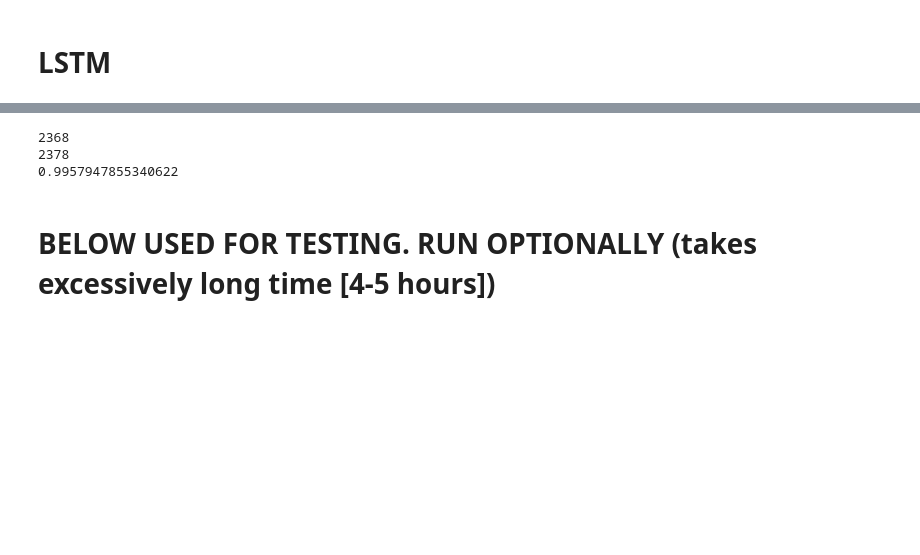
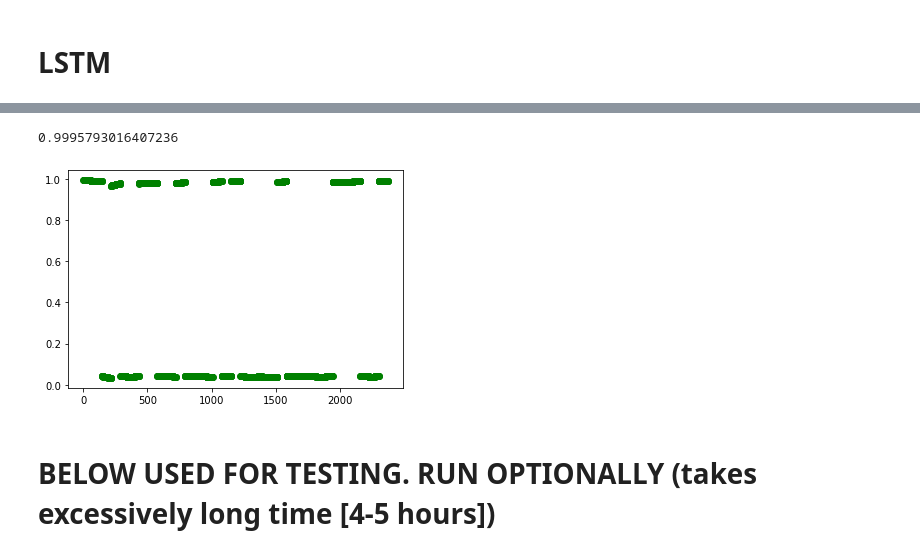
Before and after one commit to syeo-1/GME_price_prediction_methods, a Jupyter notebook: lstm_gme.ipynb, the cells around one changed output, grey strips where cells are left out. Cells and saved outputs as stored; diff of their text form; code cells hidden in the pictures; blank space fills up the shorter version.

```diff
--- a/lstm_gme.ipynb
+++ b/lstm_gme.ipynb
@@ -322,20 +299,42 @@ for label in binary_results:
 # %%
 actual_testing_labels = list(testing_data['up'])
 # actual_testing_labels
-# %%
-correct_count = 0
-for predicted_label, actual_label in zip(predicted_testing_labels, actual_testing_labels):
-    if predicted_label == actual_label:
-        correct_count += 1
-print(correct_count)
-print(len(actual_testing_labels))
-
-# print out correct ratio
-print(correct_count/len(actual_testing_labels))
-# %% [output]
-2368
-2378
-0.9957947855340622
+# %%
+correct_count = 0
+ind = 0
+correct_x = []
+correct_y = []
+wrong_x = []
+wrong_y = []
+for predicted_label, actual_label in zip(binary_results, actual_testing_labels):
+    if predicted_label >= 0.5 and actual_label == 1:
+        correct_count += 1
+        correct_x.append(ind)
+        correct_y.append(predicted_label)
+    elif predicted_label < 0.5 and actual_label == 0:
+        correct_count += 1
+        correct_x.append(ind)
+        correct_y.append(predicted_label)
+    elif predicted_label >= 0.5 and actual_label == 0:
+        wrong_x.append(ind)
+        wrong_y.append(predicted_label)
+    elif predicted_label < 0.5 and actual_label == 1:
+        wrong_x.append(ind)
+        wrong_y.append(predicted_label)
+    ind+=1
+
+# print out ratio of correct predictions
+print(correct_count/len(actual_testing_labels))
+# %% [output]
+0.9995793016407236
+# %%
+# plot the correct and incorrect predictions
+plt.scatter(correct_x, correct_y, c='green')
+plt.scatter(wrong_x, wrong_y, c='red')
+# plt.scatter([x for x in range(len(actual_testing_labels))], actual_testing_labels)
+plt.show()
+# %% [output]
+[figure, added]
 # %% [markdown]
 # BELOW USED FOR TESTING. RUN OPTIONALLY (takes excessively long time [4-5 hours])
 # %% [markdown]
```
Also changed, not shown: parts of 20 cells of this notebook, 1 other file.
